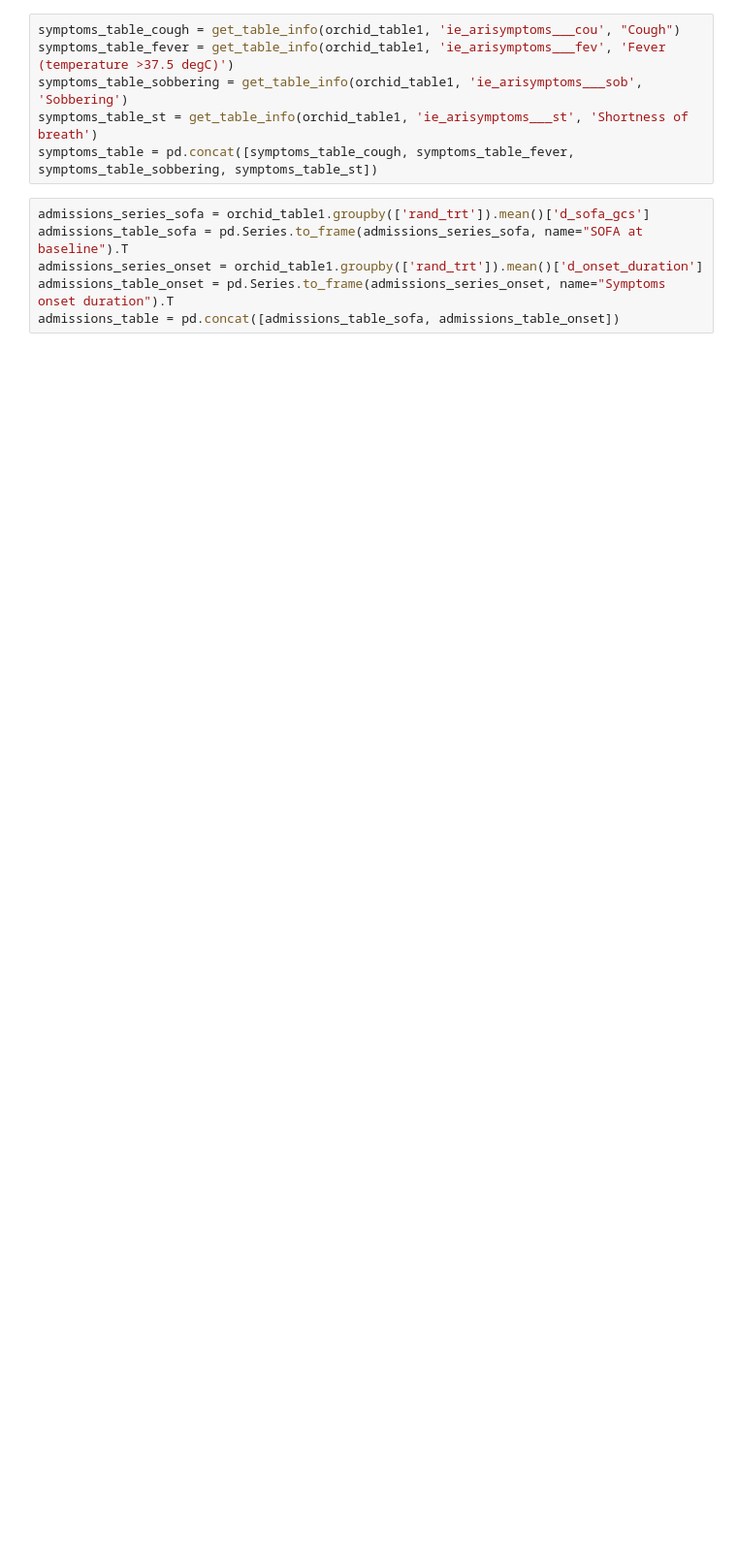
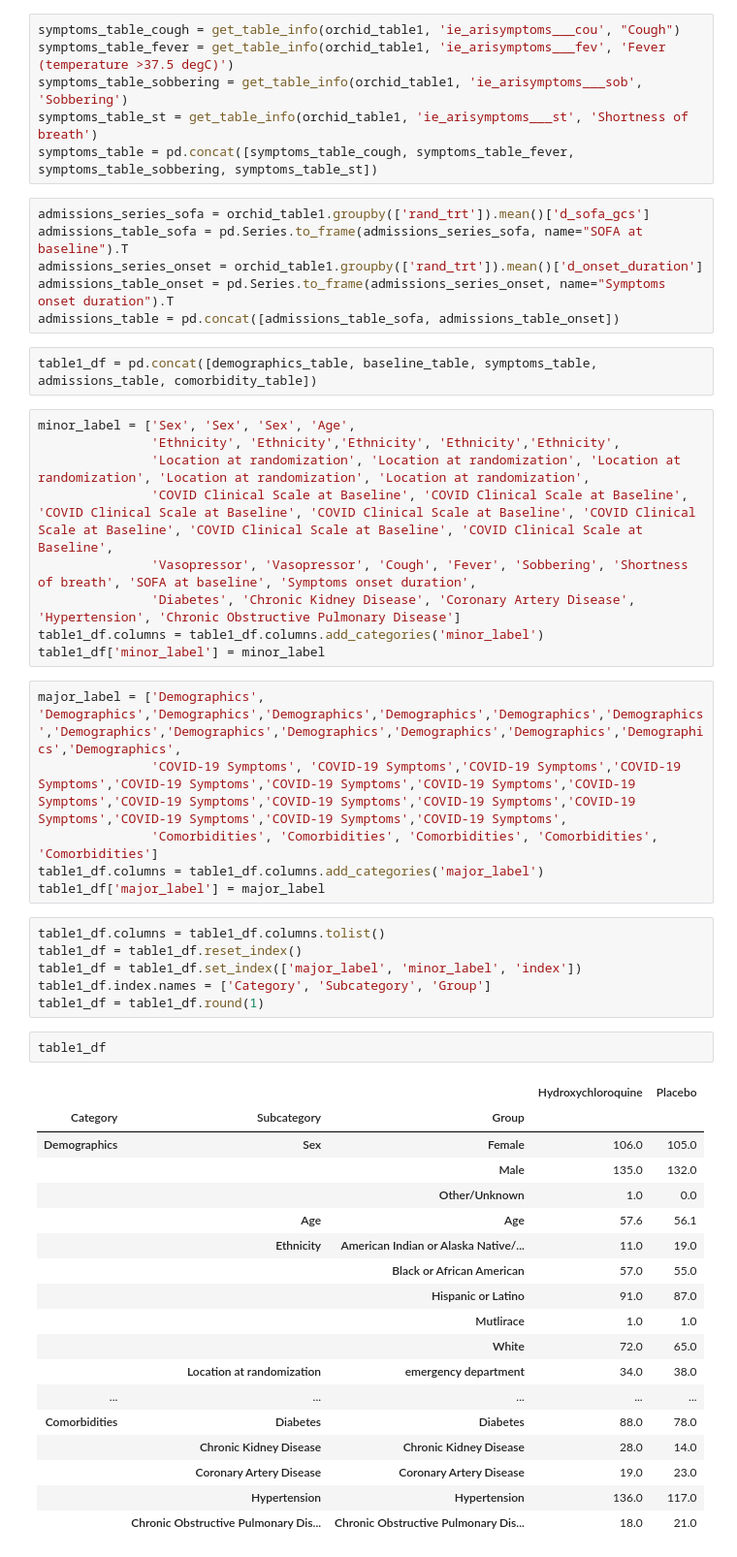
Before and after one commit to hms-dbmi/Access-to-Data-using-PIC-SURE-API, a Jupyter notebook: NHLBI_BioData_Catalyst/python/ORCHID_COVID19_python.ipynb, the cells around one changed output. Shown at 97% size. Cells and saved outputs as stored; diff of their text form; blank space fills up the shorter version.

```diff
--- a/NHLBI_BioData_Catalyst/python/ORCHID_COVID19_python.ipynb
+++ b/NHLBI_BioData_Catalyst/python/ORCHID_COVID19_python.ipynb
@@ -344,3 +419,47 @@ admissions_table_sofa = pd.Series.to_frame(admissions_series_sofa, name="SOFA at
 admissions_series_onset = orchid_table1.groupby(['rand_trt']).mean()['d_onset_duration']
 admissions_table_onset = pd.Series.to_frame(admissions_series_onset, name="Symptoms onset duration").T
 admissions_table = pd.concat([admissions_table_sofa, admissions_table_onset])
+# %%
+table1_df = pd.concat([demographics_table, baseline_table, symptoms_table, admissions_table, comorbidity_table])
+# %%
+minor_label = ['Sex', 'Sex', 'Sex', 'Age',
+               'Ethnicity', 'Ethnicity','Ethnicity', 'Ethnicity','Ethnicity',
+               'Location at randomization', 'Location at randomization', 'Location at randomization', 'Location at randomization', 'Location at randomization',
+               'COVID Clinical Scale at Baseline', 'COVID Clinical Scale at Baseline', 'COVID Clinical Scale at Baseline', 'COVID Clinical Scale at Baseline', 'COVID Clinical Scale at Baseline', 'COVID Clinical Scale at Baseline', 'COVID Clinical Scale at Baseline',
+               'Vasopressor', 'Vasopressor', 'Cough', 'Fever', 'Sobbering', 'Shortness of breath', 'SOFA at baseline', 'Symptoms onset duration',
+               'Diabetes', 'Chronic Kidney Disease', 'Coronary Artery Disease', 'Hypertension', 'Chronic Obstructive Pulmonary Disease']
+table1_df.columns = table1_df.columns.add_categories('minor_label')
+table1_df['minor_label'] = minor_label
+# %%
+major_label = ['Demographics', 'Demographics','Demographics','Demographics','Demographics','Demographics','Demographics','Demographics','Demographics','Demographics','Demographics','Demographics','Demographics','Demographics',
+               'COVID-19 Symptoms', 'COVID-19 Symptoms','COVID-19 Symptoms','COVID-19 Symptoms','COVID-19 Symptoms','COVID-19 Symptoms','COVID-19 Symptoms','COVID-19 Symptoms','COVID-19 Symptoms','COVID-19 Symptoms','COVID-19 Symptoms','COVID-19 Symptoms','COVID-19 Symptoms','COVID-19 Symptoms','COVID-19 Symptoms',
+               'Comorbidities', 'Comorbidities', 'Comorbidities', 'Comorbidities', 'Comorbidities']
+table1_df.columns = table1_df.columns.add_categories('major_label')
+table1_df['major_label'] = major_label
+# %%
+table1_df.columns = table1_df.columns.tolist()
+table1_df = table1_df.reset_index()
+table1_df = table1_df.set_index(['major_label', 'minor_label', 'index'])
+table1_df.index.names = ['Category', 'Subcategory', 'Group']
+table1_df = table1_df.round(1)
+# %%
+table1_df
+# %% [output]
+|  |  |  | Hydroxychloroquine | Placebo |
+| Category | Subcategory | Group |  |  |
+| Demographics | Sex | Female | 106.0 | 105.0 |
+|  |  | Male | 135.0 | 132.0 |
+|  |  | Other/Unknown | 1.0 | 0.0 |
+|  | Age | Age | 57.6 | 56.1 |
+|  | Ethnicity | American Indian or Alaska Native/... | 11.0 | 19.0 |
+|  |  | Black or African American | 57.0 | 55.0 |
+|  |  | Hispanic or Latino | 91.0 | 87.0 |
+|  |  | Mutlirace | 1.0 | 1.0 |
+|  |  | White | 72.0 | 65.0 |
+|  | Location at randomization | emergency department | 34.0 | 38.0 |
+| ... | ... | ... | ... | ... |
+| Comorbidities | Diabetes | Diabetes | 88.0 | 78.0 |
+|  | Chronic Kidney Disease | Chronic Kidney Disease | 28.0 | 14.0 |
+|  | Coronary Artery Disease | Coronary Artery Disease | 19.0 | 23.0 |
+|  | Hypertension | Hypertension | 136.0 | 117.0 |
+|  | Chronic Obstructive Pulmonary Dis... | Chronic Obstructive Pulmonary Dis... | 18.0 | 21.0 |
```
Also changed, not shown: parts of 8 cells of this notebook.
